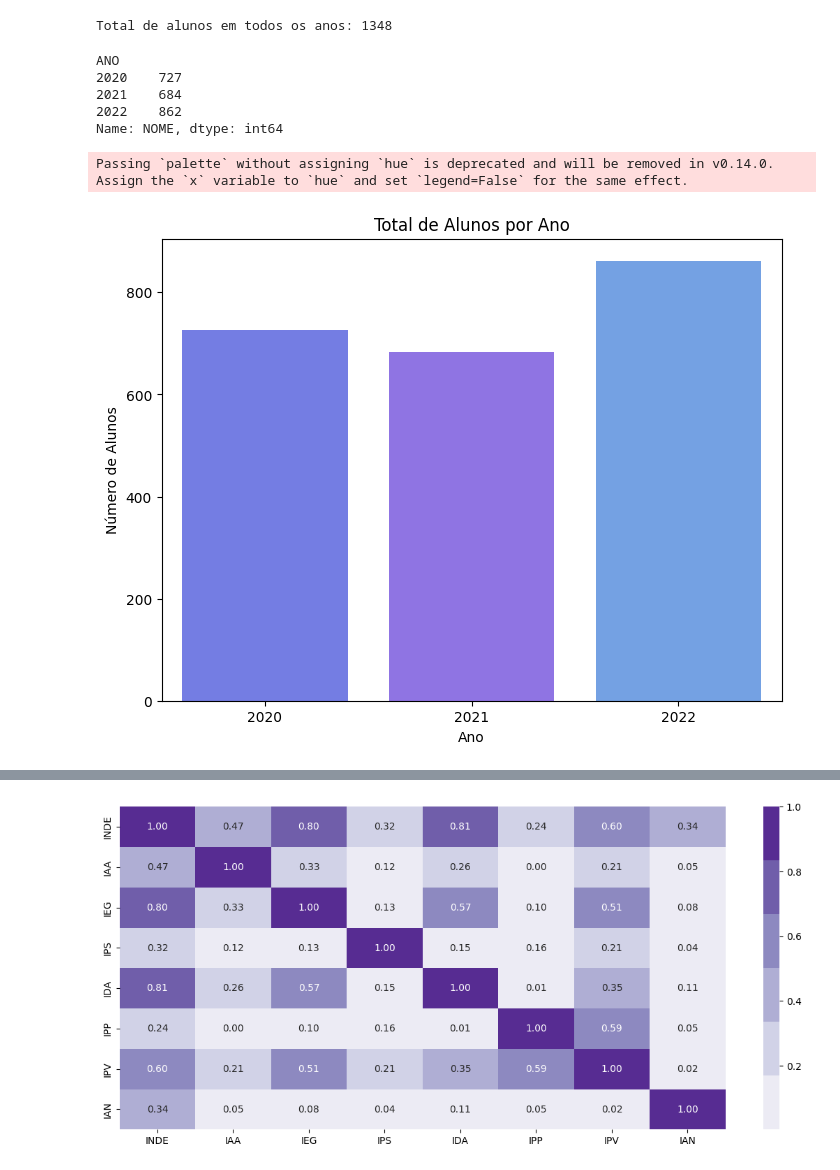
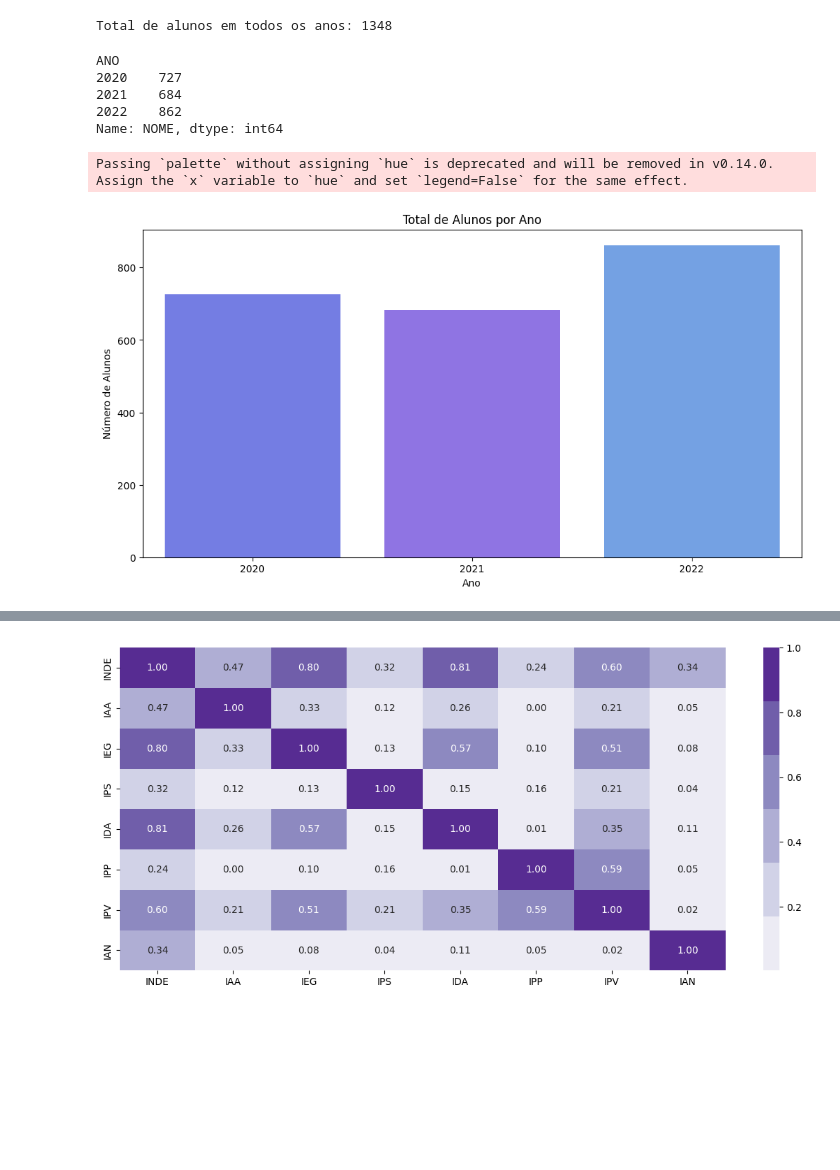
Before and after one commit to karinaguerra/postech-data-analytics-tech-challenge, a Jupyter notebook: fase_5/notebook/passo_magico_EDA.ipynb, the cells around one changed output, grey strips where cells are left out. Drawn from its saved outputs; the diff is of its cells as text; code cells hidden in the pictures; blank space fills up the shorter version.

```diff
--- a/fase_5/notebook/passo_magico_EDA.ipynb
+++ b/fase_5/notebook/passo_magico_EDA.ipynb
@@ -113,4 +97,0 @@ df_2022_limpo = processar_dados_ano(df, 2022)
-# %%
-""" df_ano_2020, df_2020_limpo = processar_dados_ano(df, 2020)
-df_ano_2021, df_2021_limpo = processar_dados_ano(df, 2021)
-df_ano_2022, df_2022_limpo = processar_dados_ano(df, 2022)"""
@@ -914,22 +821,22 @@ Total de alunos em todos os anos: 1348
 # %%
 total_alunos_por_ano = df_concat.groupby('ANO')['NOME'].nunique()
 
 # Imprimir o resultado
 print(total_alunos_por_ano)
 
 # Criar um gráfico de barras para visualizar o total de alunos por ano
-plt.figure(figsize=(8, 6))
+plt.figure(figsize=(12, 6))
 sns.barplot(x=total_alunos_por_ano.index, y=total_alunos_por_ano.values, palette=['#626EF5', '#8562F5', '#629DF5'])
 plt.title('Total de Alunos por Ano')
 plt.xlabel('Ano')
 plt.ylabel('Número de Alunos')
 plt.show()
 # %% [output]
 ANO
 2020    727
 2021    684
 2022    862
 Name: NOME, dtype: int64
 Passing `palette` without assigning `hue` is deprecated and will be removed in v0.14.0. Assign the `x` variable to `hue` and set `legend=False` for the same effect.
-[figure, old version]
+[figure, new version]
 # %%
```
Also changed, not shown: parts of 35 cells of this notebook.
